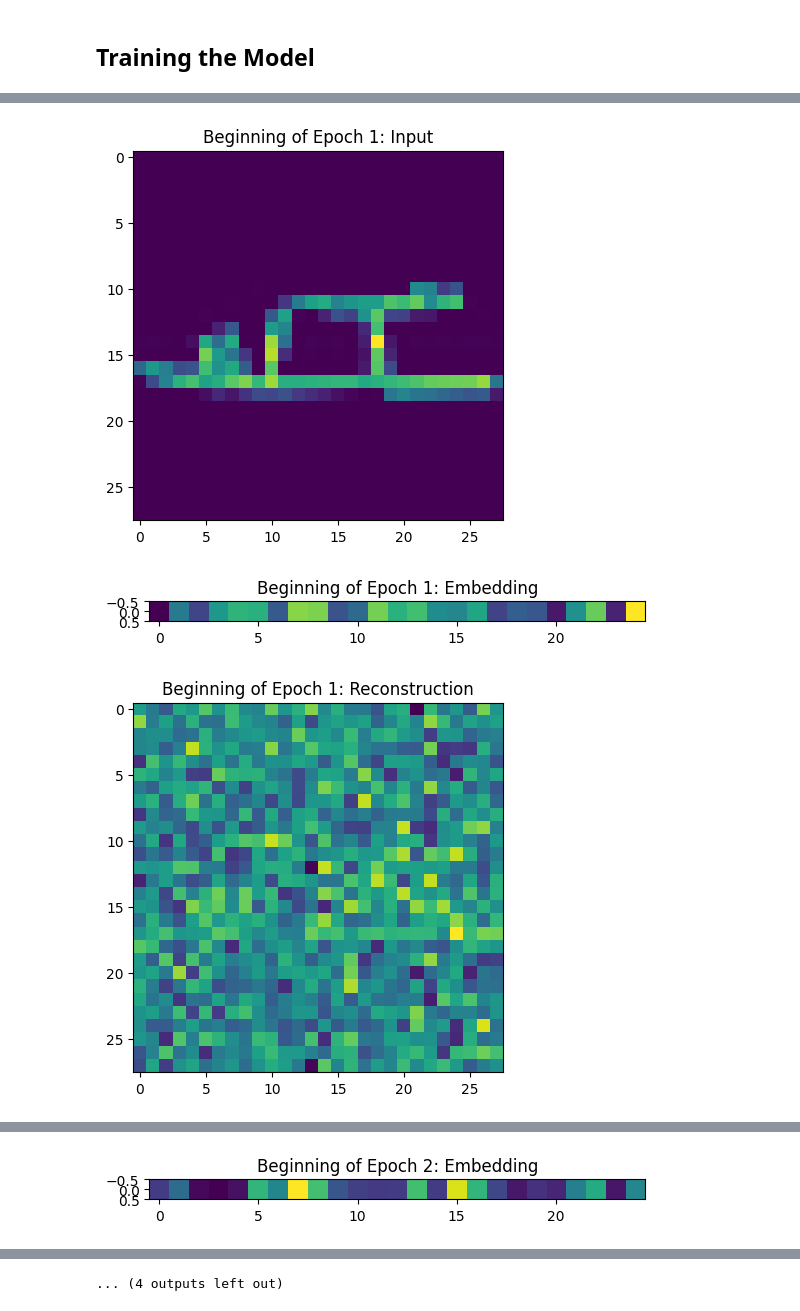
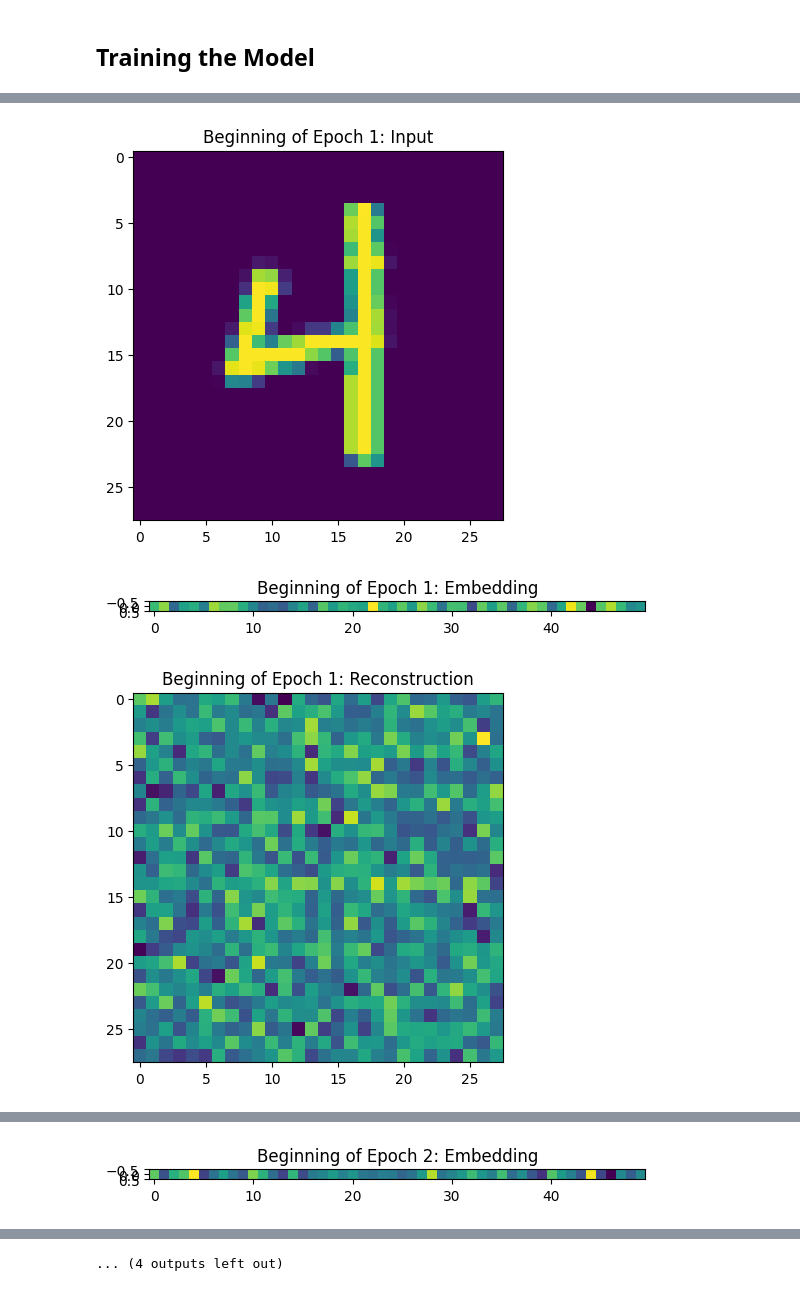
Before and after one commit to quaternio/demonstrations-in-dimensionality-reduction, a Jupyter notebook: DLCompressionMatrix.ipynb, the cells around one changed output, grey strips where cells are left out. Saved outputs shown, nothing was run; the diff lists cells and outputs as text; code cells hidden in the pictures.

```diff
--- a/DLCompressionMatrix.ipynb
+++ b/DLCompressionMatrix.ipynb
@@ -13,7 +13,7 @@ torch.manual_seed(0)
 device = torch.device("cuda:0" if torch.cuda.is_available() else "cpu")
 DATA = './data'
 batch_size = 32
-dataset = "fmnist"
+dataset = "mnist"
 
 if dataset == "fmnist":
     trainset = FashionMNIST(DATA, train=True, transform=ToTensor(), target_transform=None, download=True)
@@ -79,7 +79,7 @@ def compression_loss(x, x_tilde):
 # %% [markdown]
 ## Training the Model
 # %%
-compressed_size = 25
+compressed_size = 50
 
 # For MNIST and FMNIST, input dim is 28x28 = 784
 if dataset in {"mnist", "fmnist"}:
@@ -149,3 +149,3 @@ for epoch in range(num_epochs):
-[figure, old version]
+[figure, new version]
-[figure, old version]
+[figure, new version]
-[figure, old version]
+[figure, new version]
@@ -153 +153 @@ for epoch in range(num_epochs):
-[figure, old version]
+[figure, new version]
```
Also changed, not shown: parts of 4 cells of this notebook.
